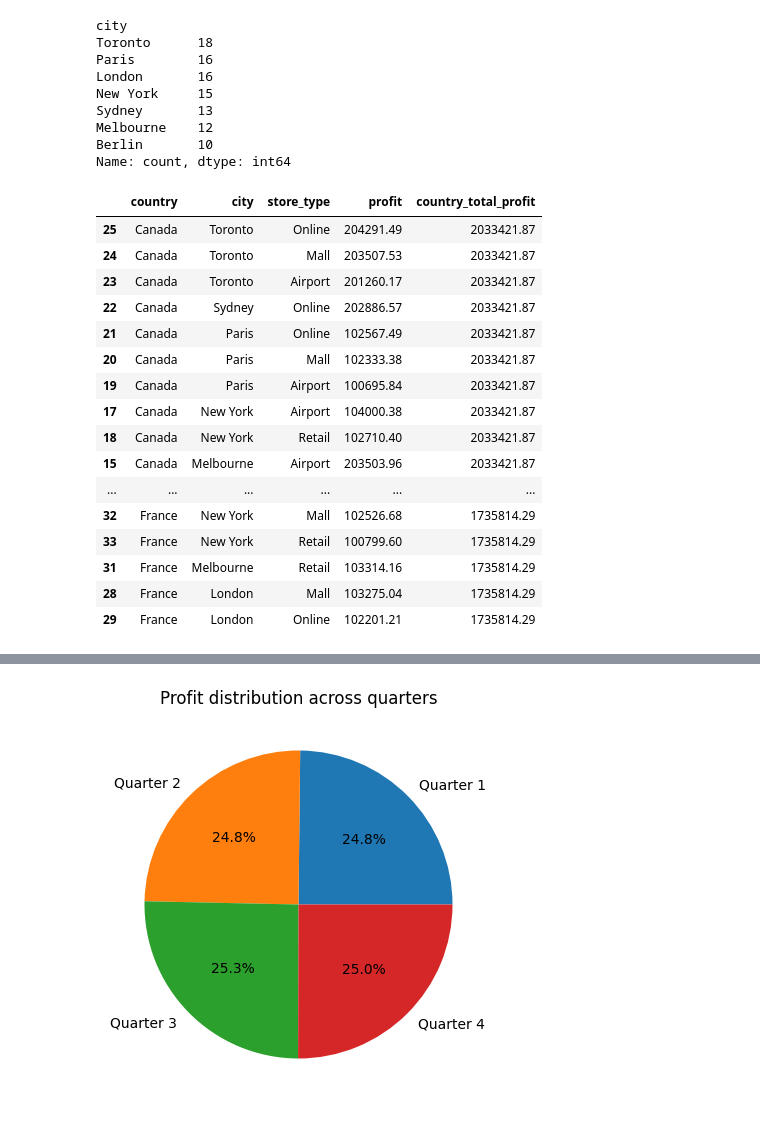
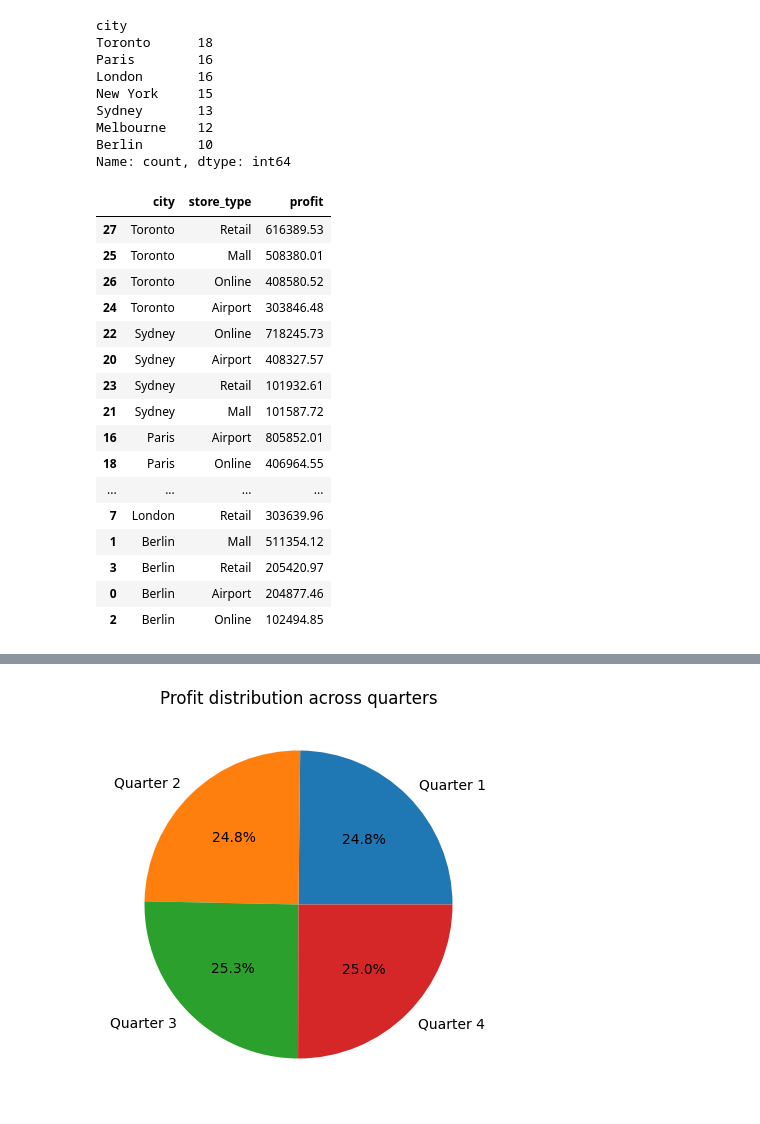
Before and after one commit to GeorgeFrezerMakina/Data-Analysis-Portifolio, a Jupyter notebook: chocolate-sales-analysis/chocolate-sales-analysis.ipynb, the cells around one changed output, grey strips where cells are left out. Drawn from its saved outputs; the diff is of its cells as text; code cells hidden in the pictures.

```diff
--- a/chocolate-sales-analysis/chocolate-sales-analysis.ipynb
+++ b/chocolate-sales-analysis/chocolate-sales-analysis.ipynb
@@ -320,27 +320,26 @@ Melbourne    12
 Berlin       10
 Name: count, dtype: int64
 # %%
-summary = sales_stores_df.groupby(["country", "city", "store_type"],as_index=False)["profit"].sum()
-summary["country_total_profit"] = summary.groupby("country")["profit"].transform("sum")
-summary.sort_values(by=["country_total_profit", "city", "profit"], ascending=False).head(50)
+summary = sales_stores_df.groupby(["city", "store_type"],as_index=False)["profit"].sum()
+summary.sort_values(by=["city", "profit"], ascending=False).head(50)
 # %% [output]
-|  | country | city | store_type | profit | country_total_profit |
-| 25 | Canada | Toronto | Online | 204291.49 | 2033421.87 |
-| 24 | Canada | Toronto | Mall | 203507.53 | 2033421.87 |
-| 23 | Canada | Toronto | Airport | 201260.17 | 2033421.87 |
-| 22 | Canada | Sydney | Online | 202886.57 | 2033421.87 |
-| 21 | Canada | Paris | Online | 102567.49 | 2033421.87 |
-| 20 | Canada | Paris | Mall | 102333.38 | 2033421.87 |
-| 19 | Canada | Paris | Airport | 100695.84 | 2033421.87 |
-| 17 | Canada | New York | Airport | 104000.38 | 2033421.87 |
-| 18 | Canada | New York | Retail | 102710.40 | 2033421.87 |
-| 15 | Canada | Melbourne | Airport | 203503.96 | 2033421.87 |
-| ... | ... | ... | ... | ... | ... |
-| 32 | France | New York | Mall | 102526.68 | 1735814.29 |
-| 33 | France | New York | Retail | 100799.60 | 1735814.29 |
-| 31 | France | Melbourne | Retail | 103314.16 | 1735814.29 |
-| 28 | France | London | Mall | 103275.04 | 1735814.29 |
-| 29 | France | London | Online | 102201.21 | 1735814.29 |
+|  | city | store_type | profit |
+| 27 | Toronto | Retail | 616389.53 |
+| 25 | Toronto | Mall | 508380.01 |
+| 26 | Toronto | Online | 408580.52 |
+| 24 | Toronto | Airport | 303846.48 |
+| 22 | Sydney | Online | 718245.73 |
+| 20 | Sydney | Airport | 408327.57 |
+| 23 | Sydney | Retail | 101932.61 |
+| 21 | Sydney | Mall | 101587.72 |
+| 16 | Paris | Airport | 805852.01 |
+| 18 | Paris | Online | 406964.55 |
+| ... | ... | ... | ... |
+| 7 | London | Retail | 303639.96 |
+| 1 | Berlin | Mall | 511354.12 |
+| 3 | Berlin | Retail | 205420.97 |
+| 0 | Berlin | Airport | 204877.46 |
+| 2 | Berlin | Online | 102494.85 |
 # %%
 dates = sales_stores_df["order_date"]
 conditions = [
```
Also changed, not shown: parts of 6 cells of this notebook.
